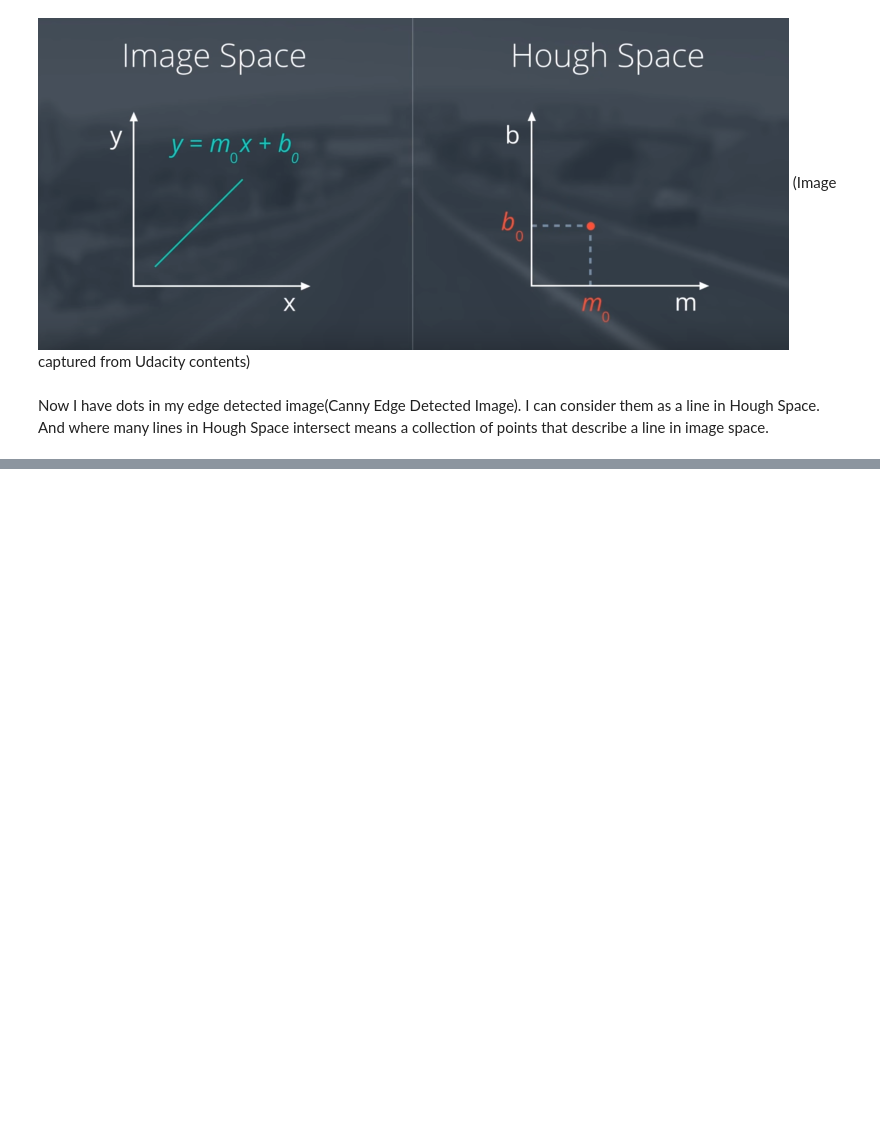
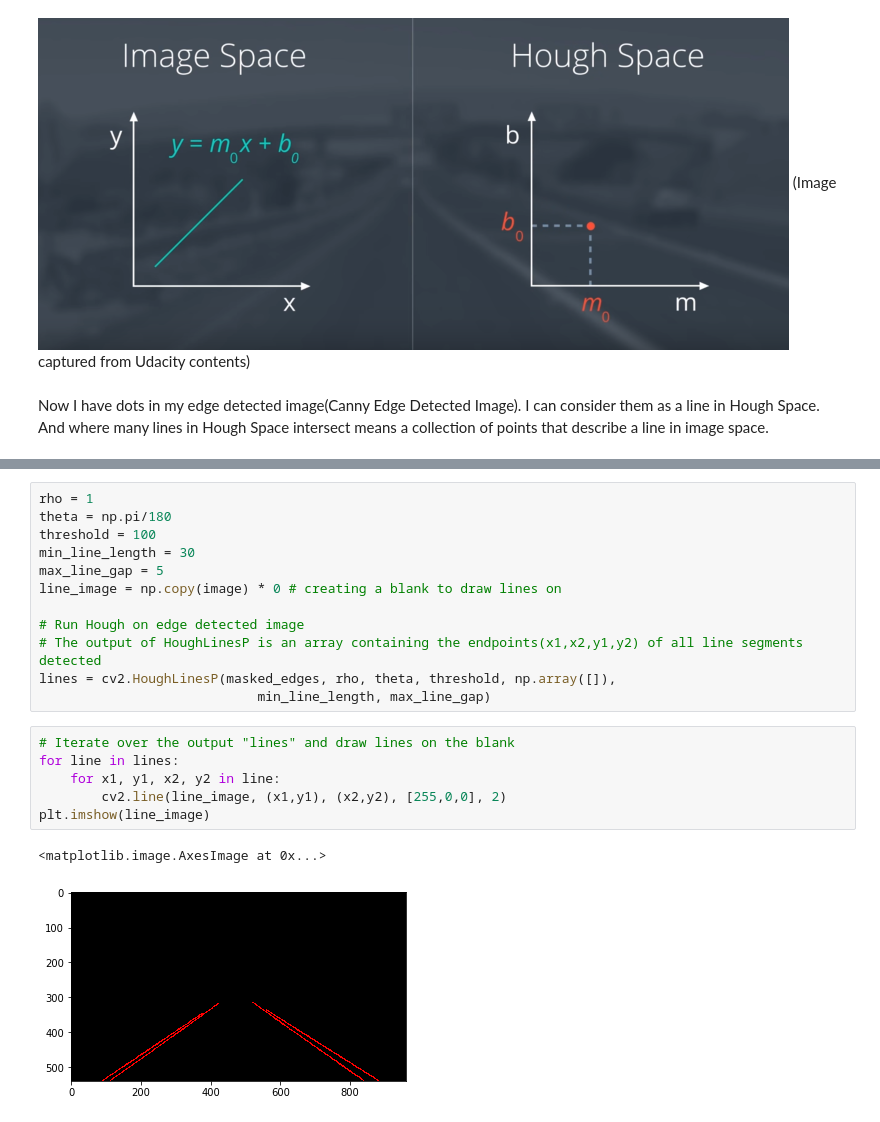
Before and after one commit to MasanaoMatsuda/tr-self-driving-cars, a Jupyter notebook: L4_ColorSelection.ipynb, the cells around one changed output, grey strips where cells are left out. Drawn from its saved outputs; the diff is of its cells as text; blank space fills up the shorter version.

```diff
--- a/L4_ColorSelection.ipynb
+++ b/L4_ColorSelection.ipynb
@@ -122,0 +154,21 @@ So I need a new parametarization. I redefine the line in polar coordinates.
+# %%
+rho = 1
+theta = np.pi/180
+threshold = 100
+min_line_length = 30
+max_line_gap = 5
+line_image = np.copy(image) * 0 # creating a blank to draw lines on
+
+# Run Hough on edge detected image
+# The output of HoughLinesP is an array containing the endpoints(x1,x2,y1,y2) of all line segments detected
+lines = cv2.HoughLinesP(masked_edges, rho, theta, threshold, np.array([]),
+                            min_line_length, max_line_gap)
+# %%
+# Iterate over the output "lines" and draw lines on the blank
+for line in lines:
+    for x1, y1, x2, y2 in line:
+        cv2.line(line_image, (x1,y1), (x2,y2), [255,0,0], 2)
+plt.imshow(line_image)
+# %% [output]
+<matplotlib.image.AxesImage at 0x...>
+[figure, added]
```
Also changed, not shown: parts of 8 cells of this notebook.
